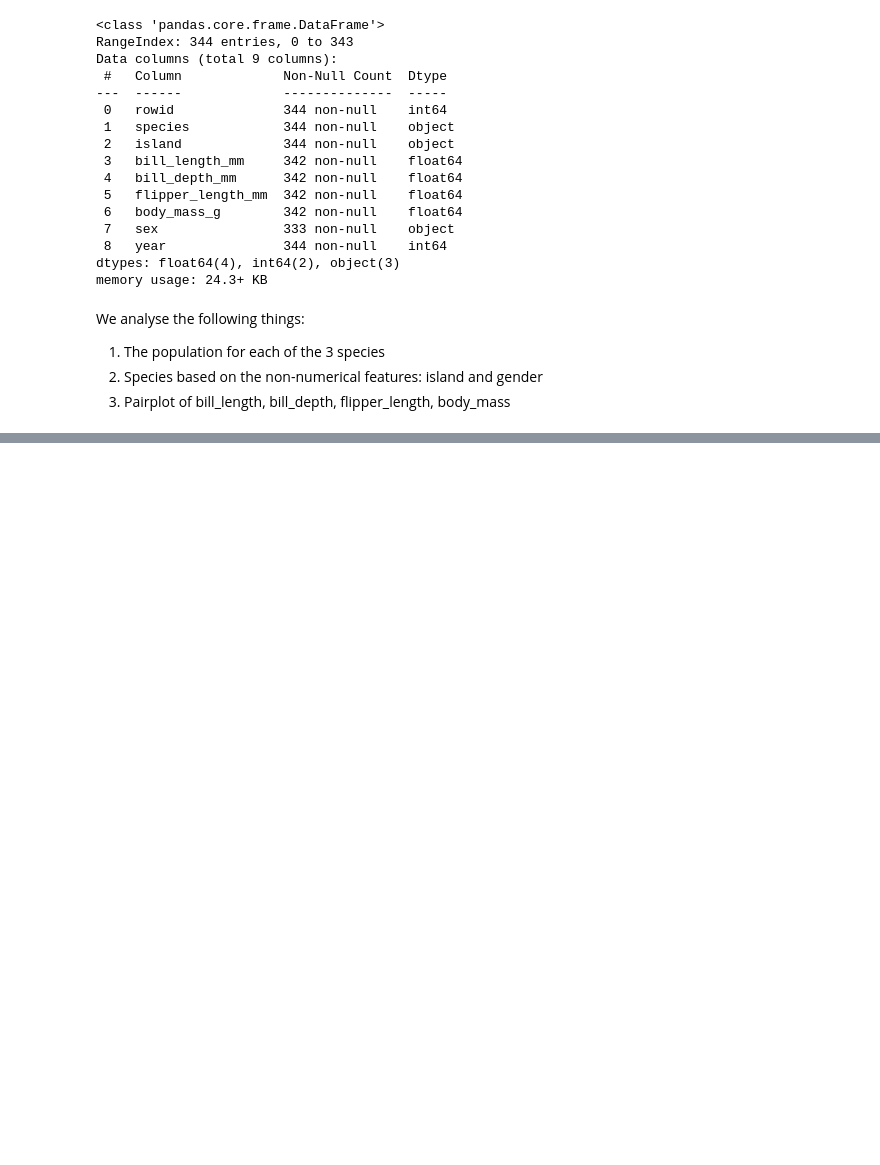
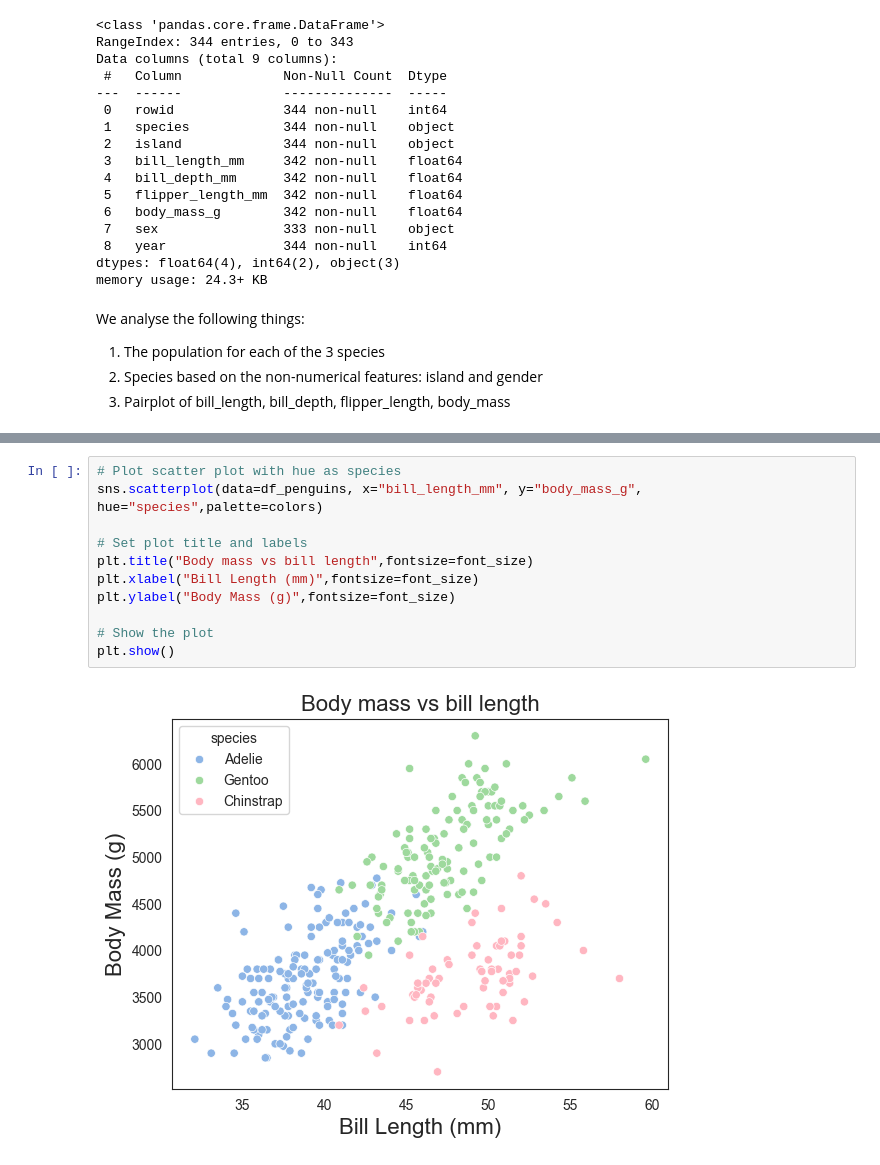
Before and after one commit to carinachu22/introtoAI, a Jupyter notebook: coursework.ipynb, the cells around one changed output, grey strips where cells are left out. Saved outputs shown, nothing was run; the diff lists cells and outputs as text; blank space fills up the shorter version.

```diff
--- a/coursework.ipynb
+++ b/coursework.ipynb
@@ -88,0 +93,13 @@ plt.show()
+# %%
+# Plot scatter plot with hue as species
+sns.scatterplot(data=df_penguins, x="bill_length_mm", y="body_mass_g", hue="species",palette=colors)
+
+# Set plot title and labels
+plt.title("Body mass vs bill length",fontsize=font_size)
+plt.xlabel("Bill Length (mm)",fontsize=font_size)
+plt.ylabel("Body Mass (g)",fontsize=font_size)
+
+# Show the plot
+plt.show()
+# %% [output]
+[figure, added]
```
Also changed, not shown: parts of 6 cells of this notebook.
